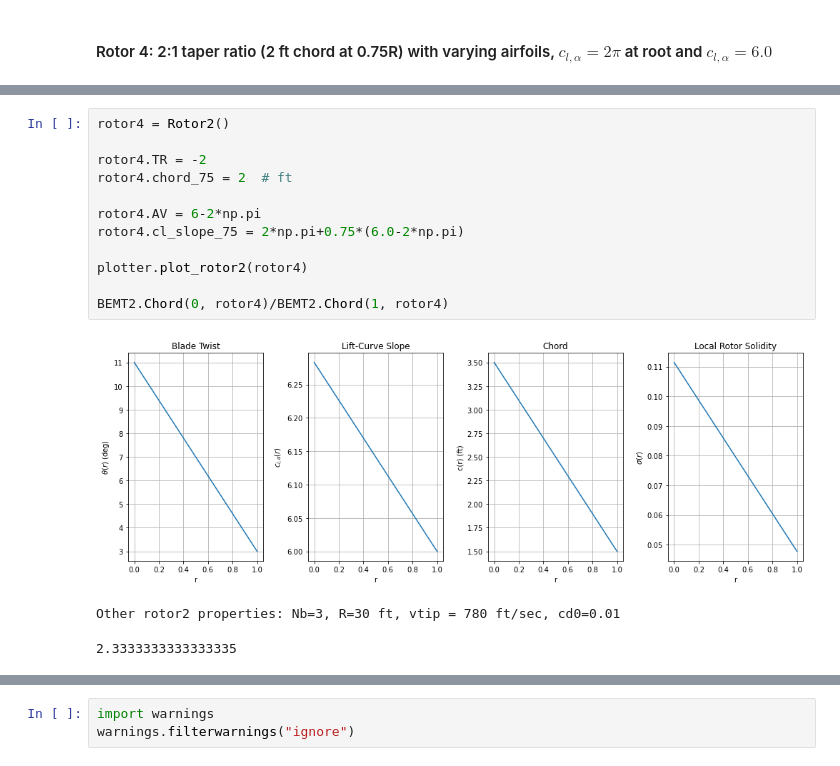
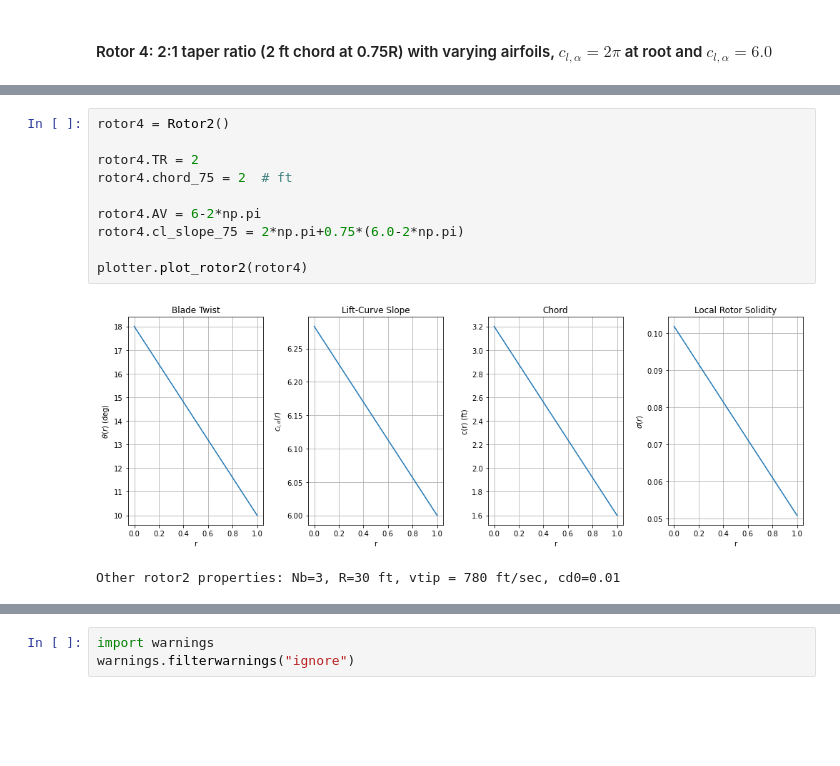
Before and after one commit to nruhl25/HoveringVehicleDesign, a Jupyter notebook: proj1/proj1_report.ipynb, the cells around one changed output, grey strips where cells are left out. Drawn from its saved outputs; the diff is of its cells as text; blank space fills up the shorter version.

```diff
--- a/proj1/proj1_report.ipynb
+++ b/proj1/proj1_report.ipynb
@@ -219,16 +222,13 @@ __IT DOESN'T SEEM LIKE TR IS CORRECTLY DEFINED__
 # %%
 rotor4 = Rotor2()
 
-rotor4.TR = -2
+rotor4.TR = 2
 rotor4.chord_75 = 2  # ft
 
 rotor4.AV = 6-2*np.pi
 rotor4.cl_slope_75 = 2*np.pi+0.75*(6.0-2*np.pi)
 
 plotter.plot_rotor2(rotor4)
-
-BEMT2.Chord(0, rotor4)/BEMT2.Chord(1, rotor4)
 # %% [output]
-[figure, old version]
+[figure, new version]
 Other rotor2 properties: Nb=3, R=30 ft, vtip = 780 ft/sec, cd0=0.01
-2.3333333333333335
```
Also changed, not shown: parts of 39 cells of this notebook, 4 other files.
